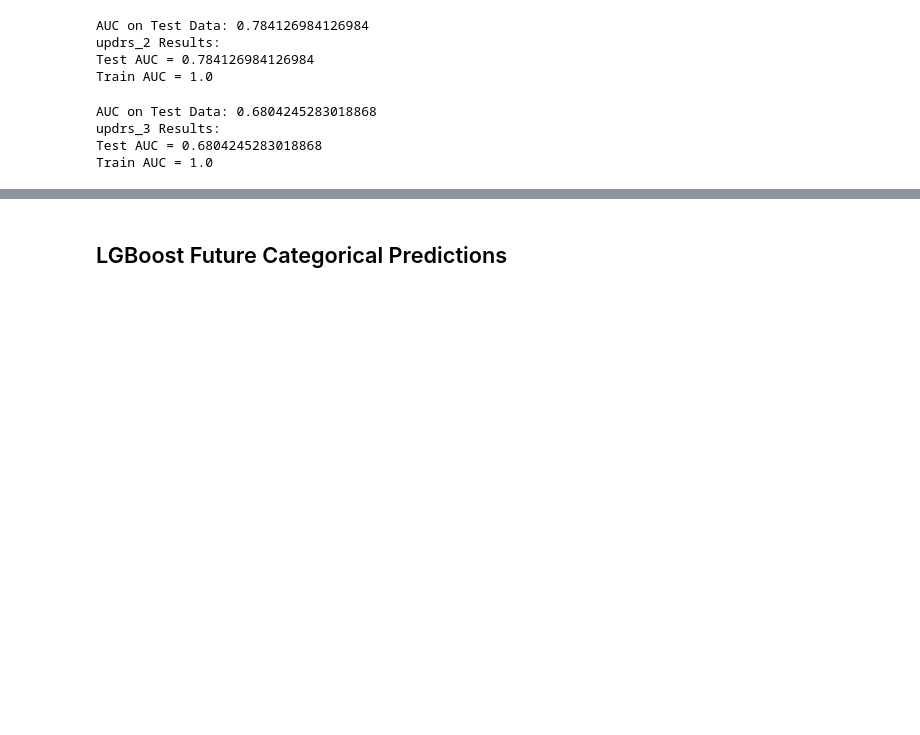
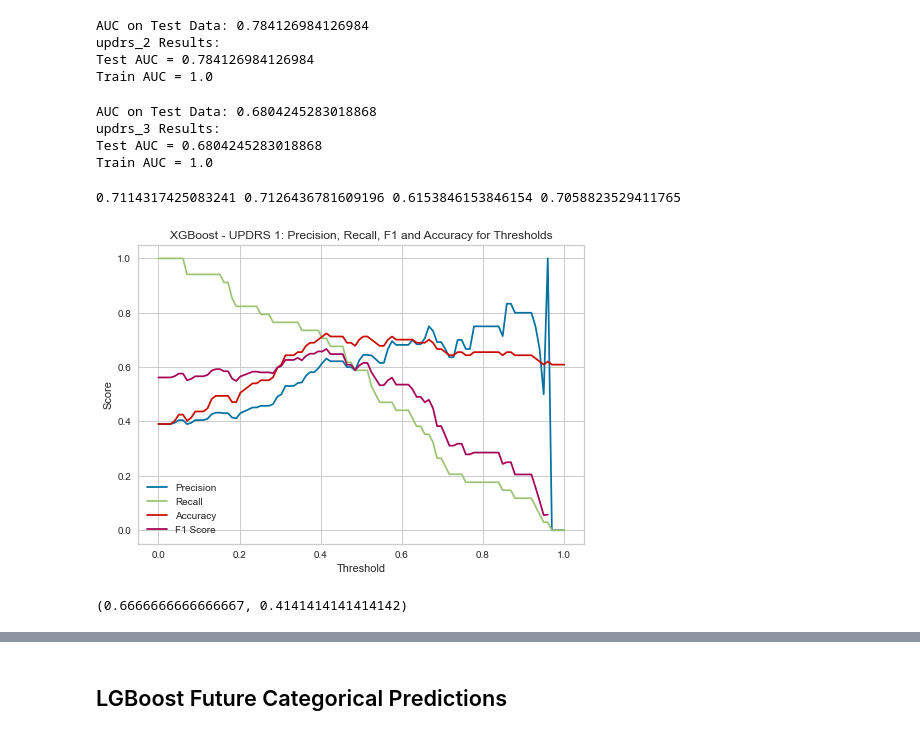
Before and after one commit to dagartga/Boosted-Models-for-Parkinsons-Prediction, a Jupyter notebook: parkinsons_1/notebooks/Compare_SMOTE_1yr_Models.ipynb, the cells around one changed output, grey strips where cells are left out. Saved outputs shown, nothing was run; the diff lists cells and outputs as text; code cells hidden in the pictures; blank space fills up the shorter version.

```diff
--- a/parkinsons_1/notebooks/Compare_SMOTE_1yr_Models.ipynb
+++ b/parkinsons_1/notebooks/Compare_SMOTE_1yr_Models.ipynb
@@ -624,3 +624,20 @@ AUC on Test Data: 0.6804245283018868
 updrs_3 Results:
 Test AUC = 0.6804245283018868
 Train AUC = 1.0
+# %%
+# Load the saved model
+model = joblib.load('../models/xgboost_updrs_1_model_max_depth.sav')
+
+# Make predictions on the test data
+X_test1 = updrs1_yr_test.drop(columns=['updrs_1_cat', 'kfold', 'visit_id', 'patient_id', 'updrs_1'])
+y_test1 = updrs1_yr_test['updrs_1_cat']
+
+preds = model.predict_proba(X_test1)[:, 1]
+
+print(roc_auc_score(y_test1, preds), accuracy_score(y_test1, preds>0.4), precision_score(y_test1, preds>0.4), recall_score(y_test1, preds>0.4))
+
+plot_precision_recall_accuracy(y_test1, preds, 'UPDRS 1', 'XGBoost')
+# %% [output]
+0.7114317425083241 0.7126436781609196 0.6153846153846154 0.7058823529411765
+[figure, added]
+(0.6666666666666667, 0.4141414141414142)
```
Also changed, not shown: parts of 9 cells of this notebook.
